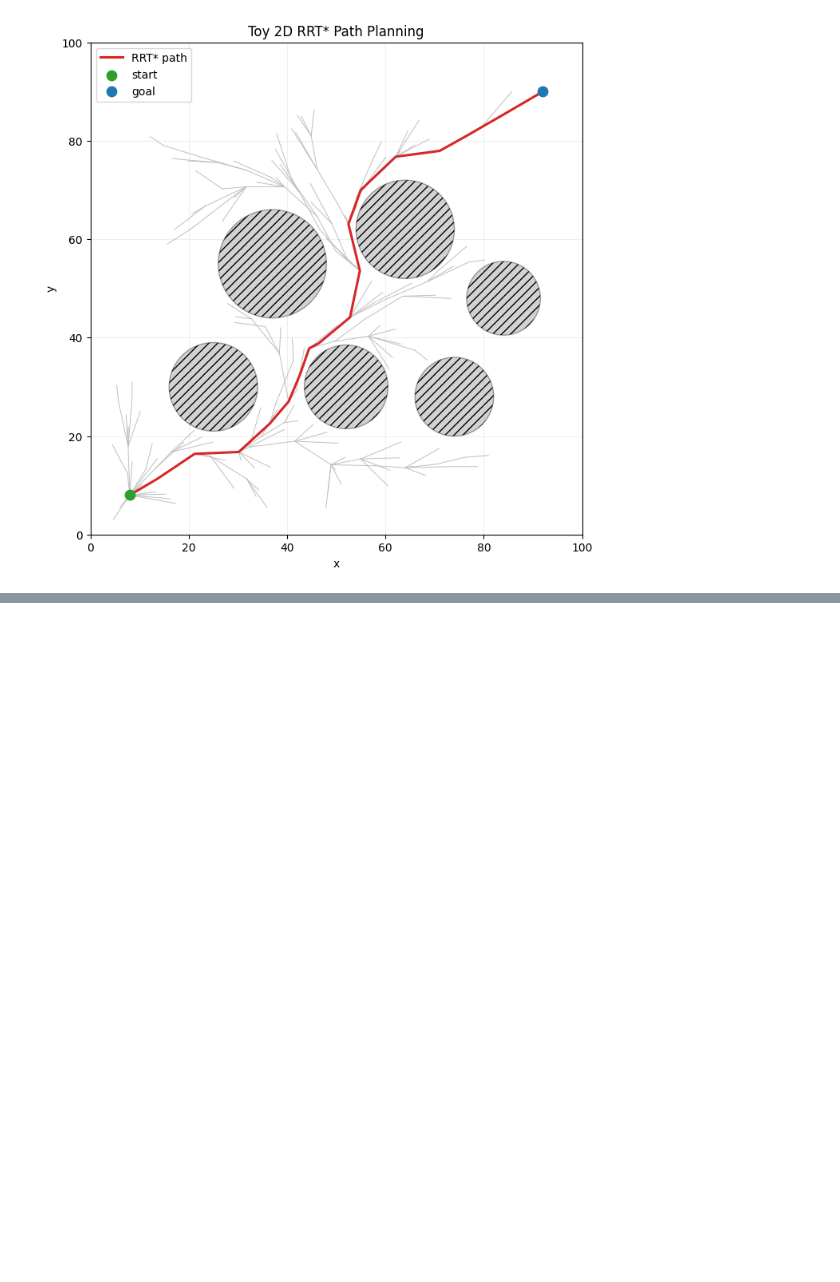
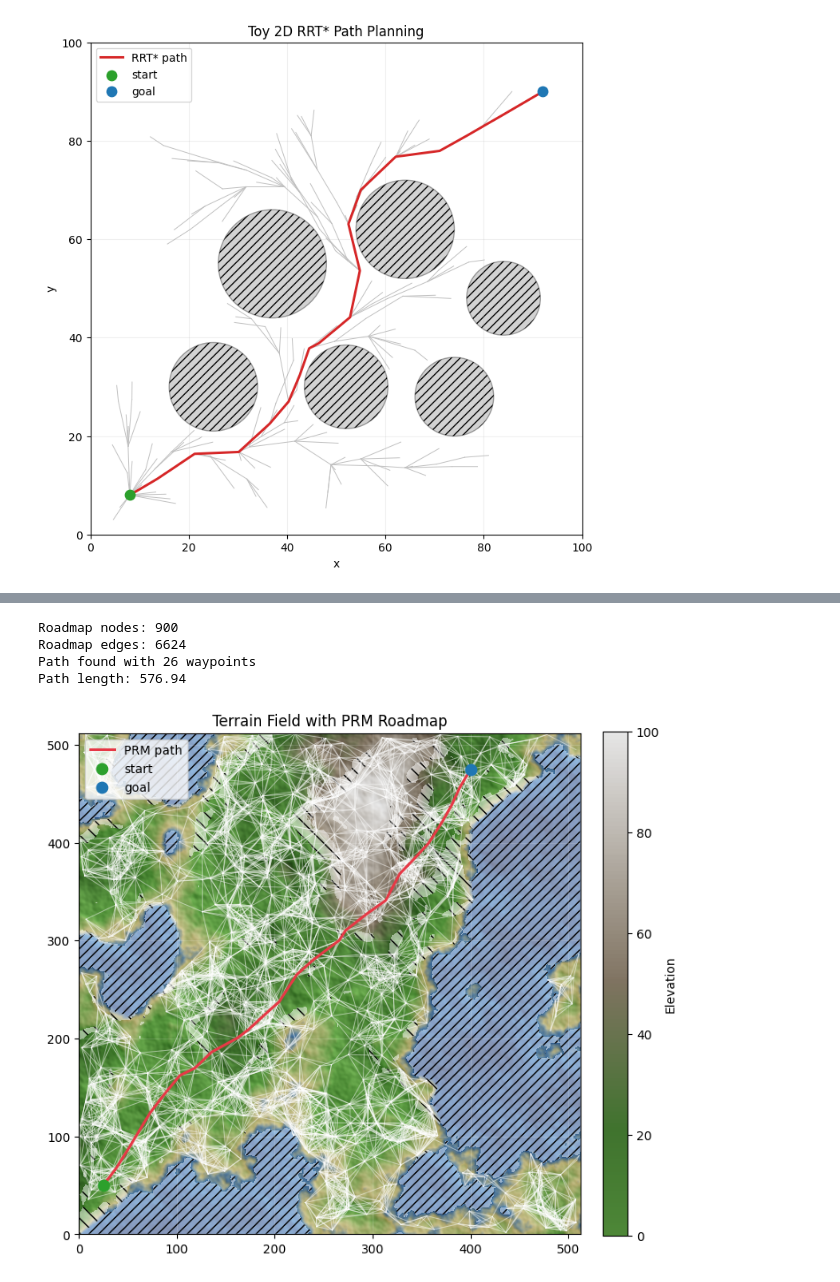
Before and after one commit to davidfobar/dMRdRRT, a Jupyter notebook: planner_test.ipynb, the cells around one changed output, grey strips where cells are left out. Saved outputs shown, nothing was run; the diff lists cells and outputs as text; code cells hidden in the pictures; blank space fills up the shorter version.

```diff
--- a/planner_test.ipynb
+++ b/planner_test.ipynb
@@ -105,0 +168,46 @@ plot_agent(terrain_agent, show=True, title="Terrain Field with RRT Path", planne
+# %%
+terrain_prm_roadmap = PRMRoadmap(
+    space=terrain_field,
+    params=PRMParameters(
+        n_samples=900,
+        k_neighbors=18,
+        connection_radius=35.0,
+        max_build_attempts=4,
+        seed=7,
+    ),
+)
+terrain_prm_roadmap.build()
+
+terrain_prm_agent = Agent(
+    terrain_field,
+    start=(25.0, 50.0),
+    planner_type="prm",
+    max_grade=30.0,
+    prm_roadmap=terrain_prm_roadmap,
+)
+terrain_prm_path = terrain_prm_agent.plan_to(
+    (400.0, 475.0),
+    k_neighbors=20,
+    connection_radius=40.0,
+ )
+
+if terrain_prm_path is None:
+    print("No terrain path found. Try increasing roadmap/query density.")
+else:
+    print(f"Roadmap nodes: {len(terrain_prm_roadmap.nodes)}")
+    print(f"Roadmap edges: {len(terrain_prm_roadmap.roadmap_edges)}")
+    print(f"Path found with {len(terrain_prm_path)} waypoints")
+    print(f"Path length: {terrain_prm_agent.planner.path_length(terrain_prm_path):.2f}")
+
+plot_agent(
+    terrain_prm_agent,
+    show=True,
+    title="Terrain Field with PRM Roadmap",
+    planner_name="PRM",
+)
+# %% [output]
+Roadmap nodes: 900
+Roadmap edges: 6624
+Path found with 26 waypoints
+Path length: 576.94
+[figure, added]
```
Also changed, not shown: parts of 3 cells of this notebook, 5 other files.
